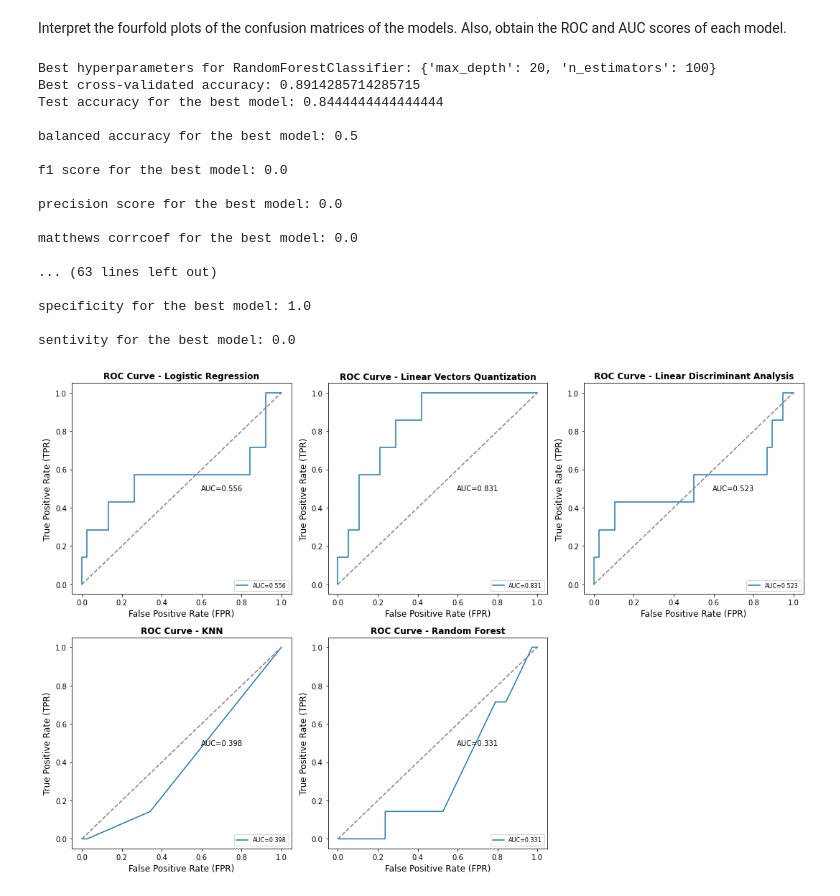
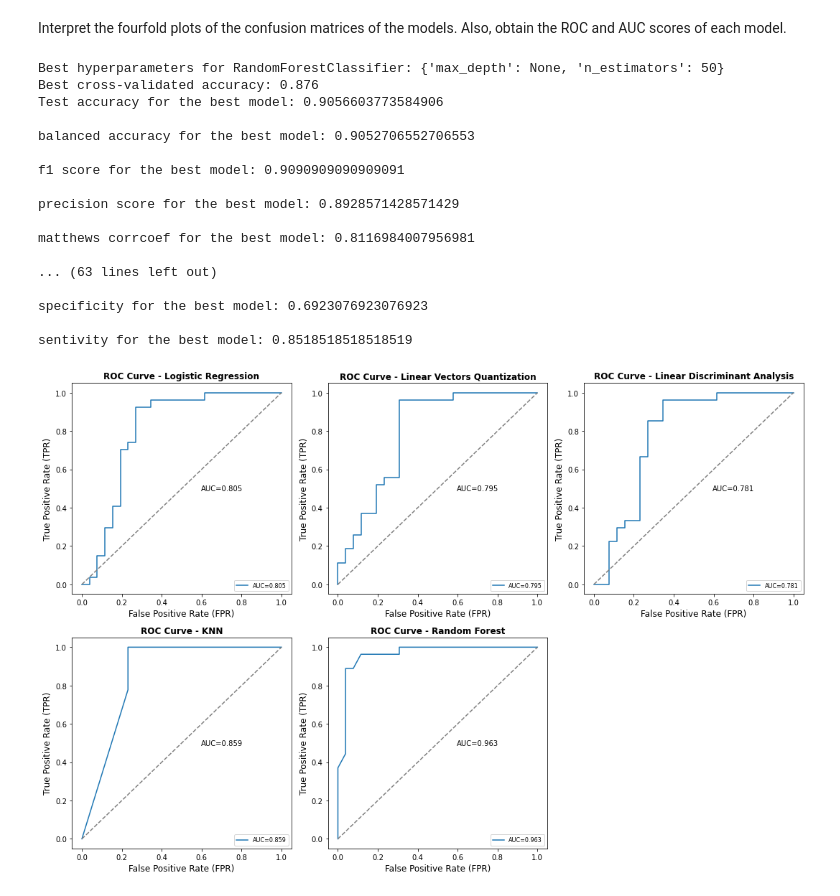
Before and after one commit to michel-emel/Analysis-of-BMI-Dataset-using-Supervised-Learning-Alogoritms, a Jupyter notebook: BMI Dataset using Supervised Learning Algorithms.ipynb, the cells around one changed output. Drawn from its saved outputs; the diff is of its cells as text; code cells hidden in the pictures.

```diff
--- a/BMI Dataset using Supervised Learning Algorithms.ipynb
+++ b/BMI Dataset using Supervised Learning Algorithms.ipynb
@@ -429,10 +429,10 @@ smote = SMOTE(random_state=42)
 # Fit the sampler on the training data and perform oversampling
 # X_resampled, y_resampled = smote.fit_resample(X_train, y_train)
 
-X_t_resampled, y_t_resampled = smote.fit_resample(X_train_scale, y_train)
-#X_train_sample, X_test_sample, y_train_sample, y_test_sample = train_test_split(X_resampled, y_resampled, test_size=0.3, random_state=42)
+X_resampled, y_resampled = smote.fit_resample(X_train_scale, y_train)
+X_train_sample, X_test_sample, y_train_sample, y_test_sample = train_test_split(X_resampled, y_resampled, test_size=0.3, random_state=42)
 # %%
-ax = y_t_resampled.value_counts(normalize=True).mul(100).plot.bar()
+ax = y_resampled.value_counts(normalize=True).mul(100).plot.bar()
 for p in ax.patches:
     y = p.get_height()
     x = p.get_x() + p.get_width() / 2
@@ -498,7 +494,7 @@ models_ = [
 # Perform grid search with cross-validation for each model
 for model, param_grid in models_:
     grid_search = GridSearchCV(model, param_grid, cv=5, scoring='accuracy')
-    grid_search.fit(X_t_resampled, y_t_resampled)
+    grid_search.fit(X_train_sample, y_train_sample)
 
     # Print the best hyperparameters and corresponding score
     print(f"Best hyperparameters for {model.__class__.__name__}: {grid_search.best_params_}")
@@ -506,14 +502,14 @@ for model, param_grid in models_:
 
     # Evaluate the best model on the test set
     best_model = grid_search.best_estimator_
-    predictions = best_model.predict(X_test)
-    cm_logreg = confusion_matrix(y_test, predictions)
-    test_accuracy = accuracy_score(y_test, predictions)
-    bal_score = balanced_accuracy_score(y_test, predictions)
-    f1score =  f1_score(y_test, predictions)
-    mcc_logreg = matthews_corrcoef(y_test, predictions)
-    recall = recall_score(y_test, predictions)
-    precision_logreg = precision_score(y_test, predictions)
+    predictions = best_model.predict(X_test_sample)
+    cm_logreg = confusion_matrix(y_test_sample, predictions)
+    test_accuracy = accuracy_score(y_test_sample, predictions)
+    bal_score = balanced_accuracy_score(y_test_sample, predictions)
+    f1score =  f1_score(y_test_sample, predictions)
+    mcc_logreg = matthews_corrcoef(y_test_sample, predictions)
+    recall = recall_score(y_test_sample, predictions)
+    precision_logreg = precision_score(y_test_sample, predictions)
     specificity_logreg = cm_logreg[0,0] / (cm_logreg[0,0] + cm_logreg[0, 1])
     print(f"Test accuracy for the best model: {test_accuracy}\n")
     print(f"balanced accuracy for the best model: {bal_score}\n")
@@ -523,23 +519,23 @@ for model, param_grid in models_:
     print(f"specificity for the best model: {specificity_logreg}\n")
     print(f"sentivity for the best model: {recall}\n")
 # %% [output]
-Best hyperparameters for RandomForestClassifier: {'max_depth': 20, 'n_estimators': 100}
-Best cross-validated accuracy: 0.8914285714285715
-Test accuracy for the best model: 0.8444444444444444
+Best hyperparameters for RandomForestClassifier: {'max_depth': None, 'n_estimators': 50}
+Best cross-validated accuracy: 0.876
+Test accuracy for the best model: 0.9056603773584906
 
-balanced accuracy for the best model: 0.5
+balanced accuracy for the best model: 0.9052706552706553
 
-f1 score for the best model: 0.0
+f1 score for the best model: 0.9090909090909091
 
-precision score for the best model: 0.0
+precision score for the best model: 0.8928571428571429
 
-matthews corrcoef for the best model: 0.0
+matthews corrcoef for the best model: 0.8116984007956981
 
 ... (63 lines left out)
 
-specificity for the best model: 1.0
+specificity for the best model: 0.6923076923076923
 
-sentivity for the best model: 0.0
+sentivity for the best model: 0.8518518518518519
 # %%
 # ROC curves
 
@@ -552,17 +548,17 @@ best_models = [("Logistic Regression", LogisticRegression(random_state=123)),
 result_table = pd.DataFrame(columns=['classifiers', 'fpr', 'tpr', 'auc'])
 clf_names = []
 # Train the models and record the results
-for clf_name, clf in tqdm(models):
+for clf_name, clf in tqdm(best_models):
     clf_names.append(clf_name)
-    model = clf.fit(X_t_resampled, y_t_resampled)
+    model = clf.fit(X_train_sample, y_train_sample)
     if hasattr(model, 'predict_proba'):
-        y_proba = model.predict_proba(X_test)[:, 1]
+        y_proba = model.predict_proba(X_test_sample)[:, 1]
     else:
         # For models without predict_proba, you may need to use decision_function or other appropriate method
-        y_proba = model.decision_function(X_test)
+        y_proba = model.decision_function(X_test_sample)
 
-    fpr, tpr, _ = roc_curve(y_test, y_proba)
-    auc_value = roc_auc_score(y_test, y_proba)
+    fpr, tpr, _ = roc_curve(y_test_sample, y_proba)
+    auc_value = roc_auc_score(y_test_sample, y_proba)
 
     result_table = result_table.append({'classifiers': clf_name.__class__.__name__,
                                         'fpr': fpr,
@@ -573,34 +569,34 @@ for clf_name, clf in tqdm(models):
 fig, axs = plt.subplots(2, 3, figsize=(15, 10))
 axs = axs.flatten()
 for i, ax in enumerate(axs):
     if i < len(result_table):
         fpr = result_table.loc[i]['fpr']
         tpr = result_table.loc[i]['tpr']
         auc_value = result_table.loc[i]['auc']
 
         # Plot ROC curve
         ax.plot(fpr, tpr, label="AUC={:.3f}".format(auc_value))
 
         # Plot the diagonal line (random classifier)
         ax.plot([0, 1], [0, 1], color='gray', linestyle='--')
 
         # Set axis labels and title
         ax.set_xlabel("False Positive Rate (FPR)", fontsize=12)
         ax.set_ylabel("True Positive Rate (TPR)", fontsize=12)
         ax.set_title(f'ROC Curve - {clf_names[i]}', fontweight='bold', fontsize=12)
 
         # Display AUC value near the point (0.5, 0.5)
         ax.text(0.7, 0.5, f'AUC={auc_value:.3f}', ha='center', va='center', fontsize=10)
 
         # Add legend
         ax.legend(prop={'size': 8}, loc='lower right')
     else:
         fig.delaxes(ax)
 # Adjust layout to prevent overlap
 plt.tight_layout()
 plt.show()
 # %% [output]
-[figure, old version]
+[figure, new version]
 # %%
 # Create an empty dictionary to store confusion matrices
 confusion_matrices = {}
```
Also changed, not shown: parts of 5 cells of this notebook.
